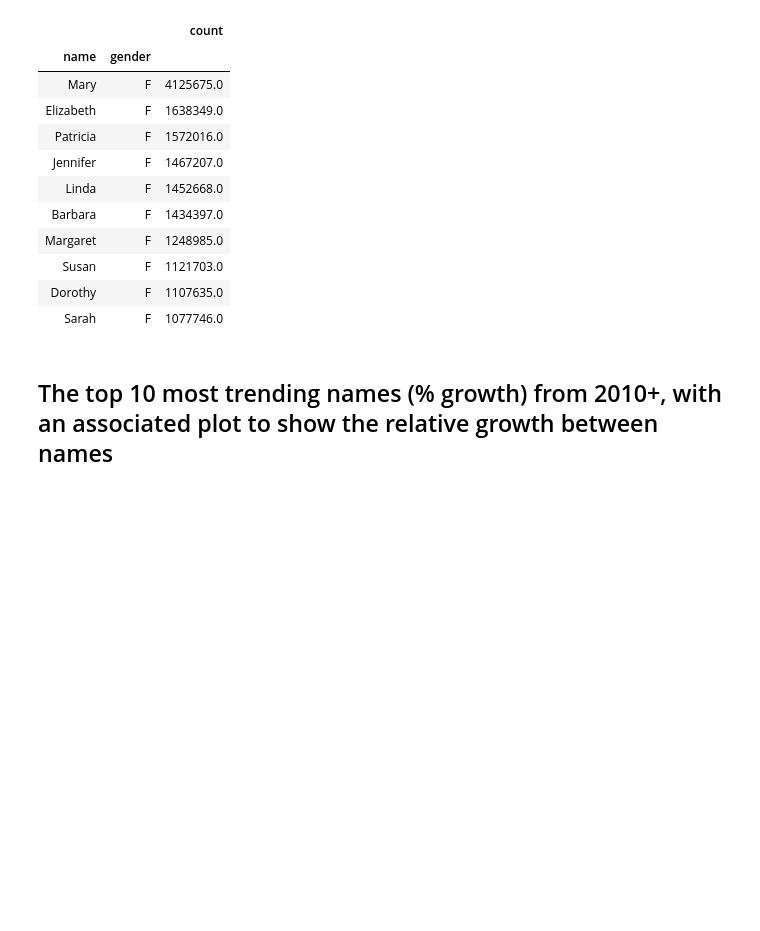
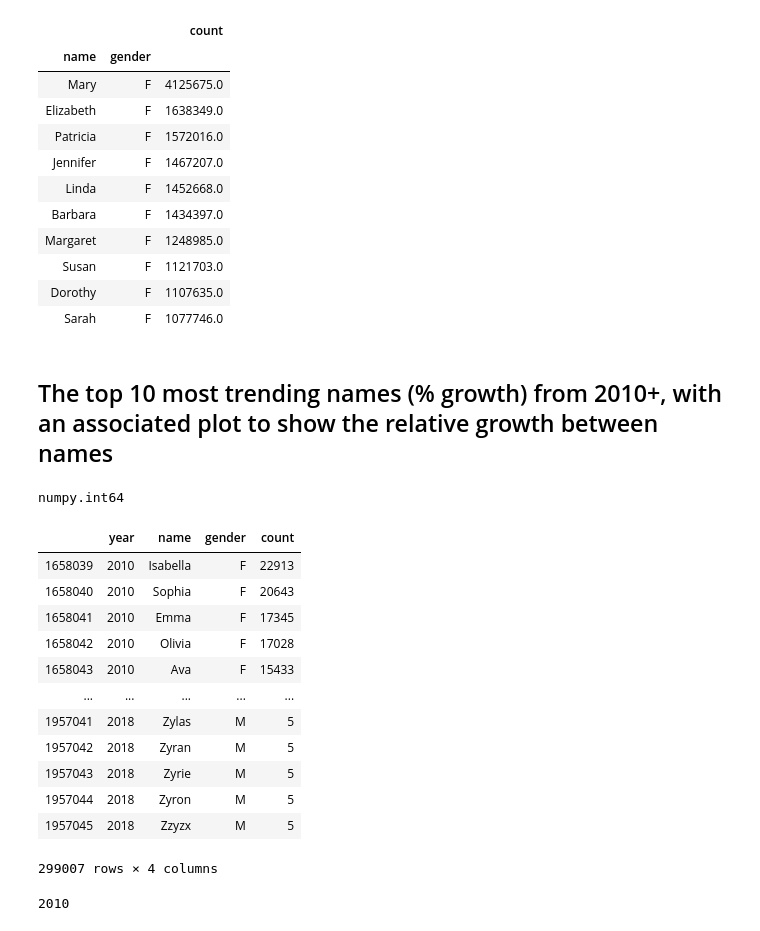
Before and after one commit to RaymondDashWu/SPD-2.4-Job-Search-and-Interview-Practice, a Jupyter notebook: interviewqs.com/Trending Baby Names.ipynb, the cells around one changed output. Cells and saved outputs as stored; diff of their text form; code cells hidden in the pictures; blank space fills up the shorter version.

```diff
--- a/interviewqs.com/Trending Baby Names.ipynb
+++ b/interviewqs.com/Trending Baby Names.ipynb
@@ -91,3 +91,31 @@ female_names.groupby(['name', 'gender']).agg({'count': 'sum'}).sort_values(by='c
 | Sarah | F | 1077746.0 |
 # %% [markdown]
 ## The top 10 most trending names (% growth) from 2010+, with an associated plot to show the relative growth between names
+# %%
+# Checking type of year column to see if I have to convert baby names to int. Not needed
+type(baby_names['year'][0])
+# %% [output]
+numpy.int64
+# %%
+# Dropping all entries before 2010
+df_after_2010 = baby_names[baby_names['year'] >= 2010]
+df_after_2010
+# %% [output]
+|  | year | name | gender | count |
+| 1658039 | 2010 | Isabella | F | 22913 |
+| 1658040 | 2010 | Sophia | F | 20643 |
+| 1658041 | 2010 | Emma | F | 17345 |
+| 1658042 | 2010 | Olivia | F | 17028 |
+| 1658043 | 2010 | Ava | F | 15433 |
+| ... | ... | ... | ... | ... |
+| 1957041 | 2018 | Zylas | M | 5 |
+| 1957042 | 2018 | Zyran | M | 5 |
+| 1957043 | 2018 | Zyrie | M | 5 |
+| 1957044 | 2018 | Zyron | M | 5 |
+| 1957045 | 2018 | Zzyzx | M | 5 |
+299007 rows × 4 columns
+# %%
+# Sanity check
+min(df_after_2010['year'])
+# %% [output]
+2010
```
Also changed, not shown: parts of 4 cells of this notebook.
